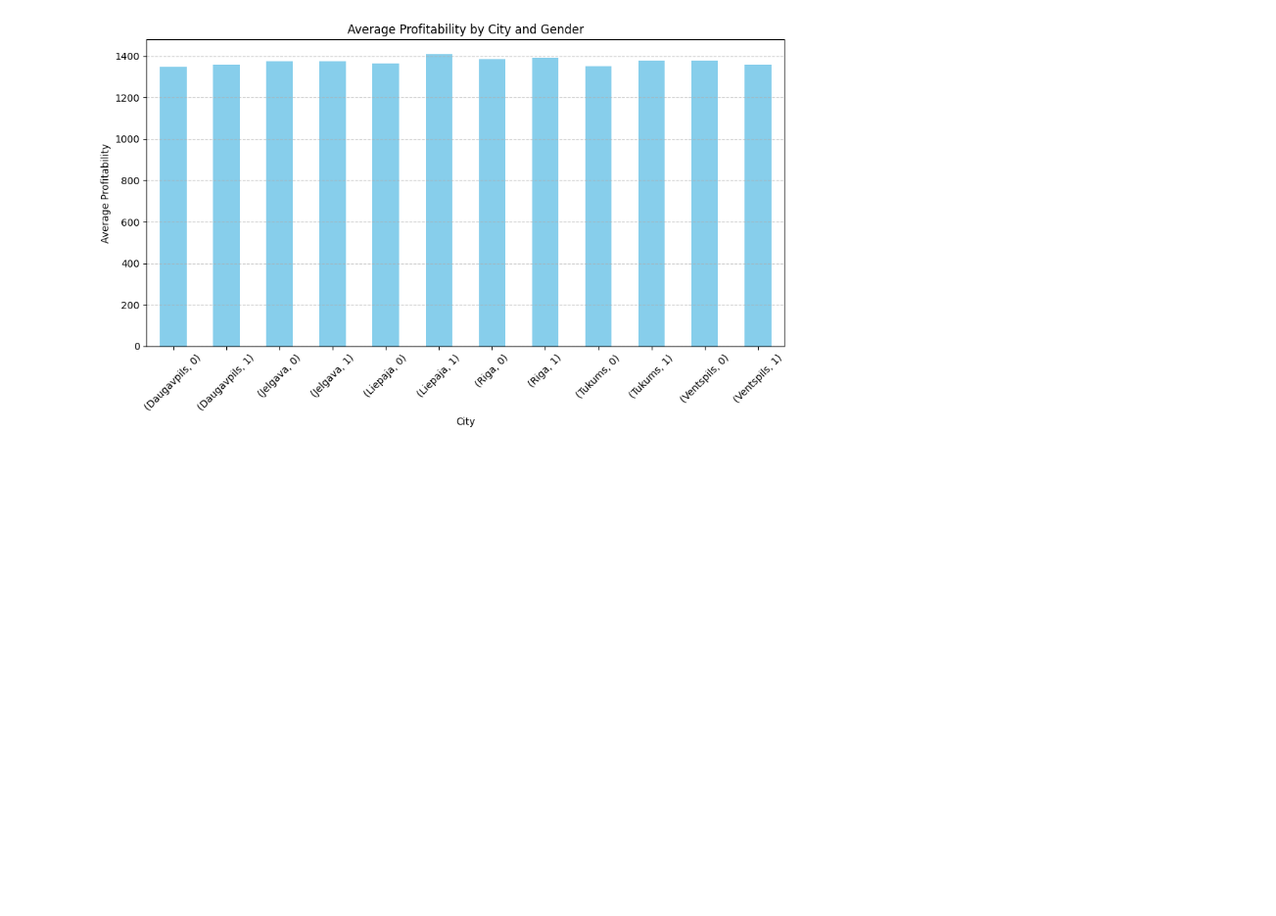
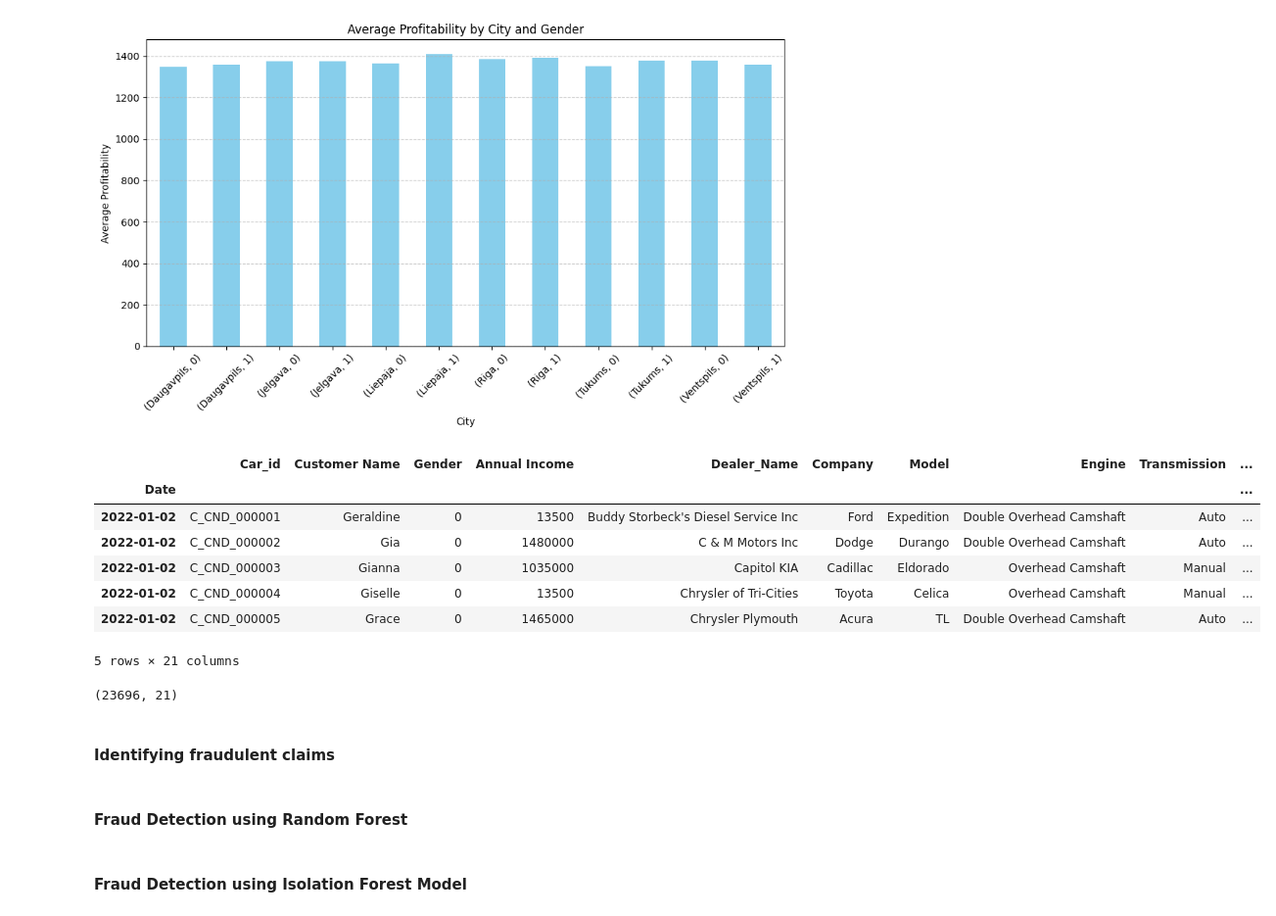
Before and after one commit to Shirleen-Gathungu/Financial-Risk-Forecasting, a Jupyter notebook: financial_risk_analysis.ipynb, the cells around one changed output. Shown at 98% size. Cells and saved outputs as stored; diff of their text form; code cells hidden in the pictures; blank space fills up the shorter version.

```diff
--- a/financial_risk_analysis.ipynb
+++ b/financial_risk_analysis.ipynb
@@ -634,3 +729,22 @@ Ventspils   0         1377.353288
             1         1357.657419
 Name: Profitability, dtype: float64
 [figure]
+# %%
+insurance_data.head()
+# %% [output]
+|  | Car_id | Customer Name | Gender | Annual Income | Dealer_Name | Company | Model | Engine | Transmission | ... |
+| Date |  |  |  |  |  |  |  |  |  | ... |
+| 2022-01-02 | C_CND_000001 | Geraldine | 0 | 13500 | Buddy Storbeck's Diesel Service Inc | Ford | Expedition | Double Overhead Camshaft | Auto | ... |
+| 2022-01-02 | C_CND_000002 | Gia | 0 | 1480000 | C & M Motors Inc | Dodge | Durango | Double Overhead Camshaft | Auto | ... |
+| 2022-01-02 | C_CND_000003 | Gianna | 0 | 1035000 | Capitol KIA | Cadillac | Eldorado | Overhead Camshaft | Manual | ... |
+| 2022-01-02 | C_CND_000004 | Giselle | 0 | 13500 | Chrysler of Tri-Cities | Toyota | Celica | Overhead Camshaft | Manual | ... |
+| 2022-01-02 | C_CND_000005 | Grace | 0 | 1465000 | Chrysler Plymouth | Acura | TL | Double Overhead Camshaft | Auto | ... |
+5 rows × 21 columns
+# %%
+insurance_data.shape
+# %% [output]
+(23696, 21)
+# %% [markdown]
+#### Identifying fraudulent claims
+# %% [markdown]
+#### Fraud Detection using Random Forest
@@ -636,0 +791,2 @@ Name: Profitability, dtype: float64
+# %% [markdown]
+#### Fraud Detection using Isolation Forest Model
```
Also changed, not shown: parts of 7 cells of this notebook.
